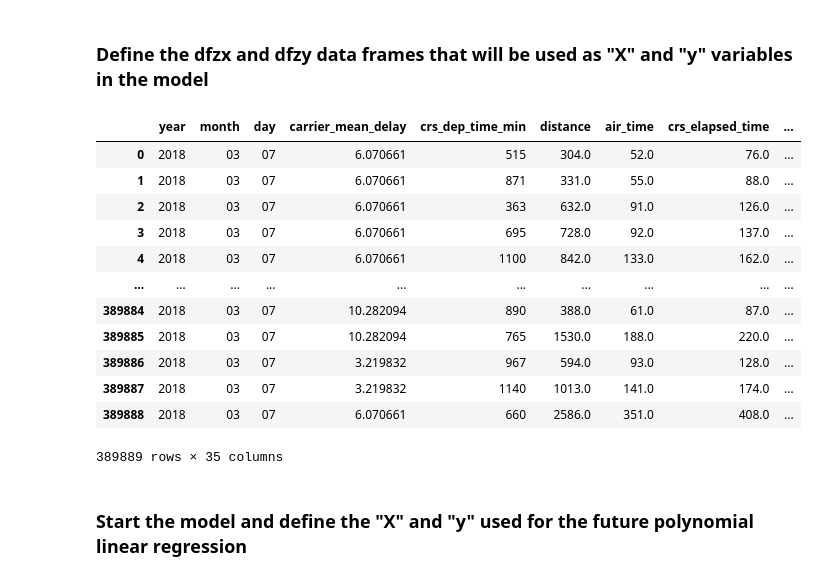
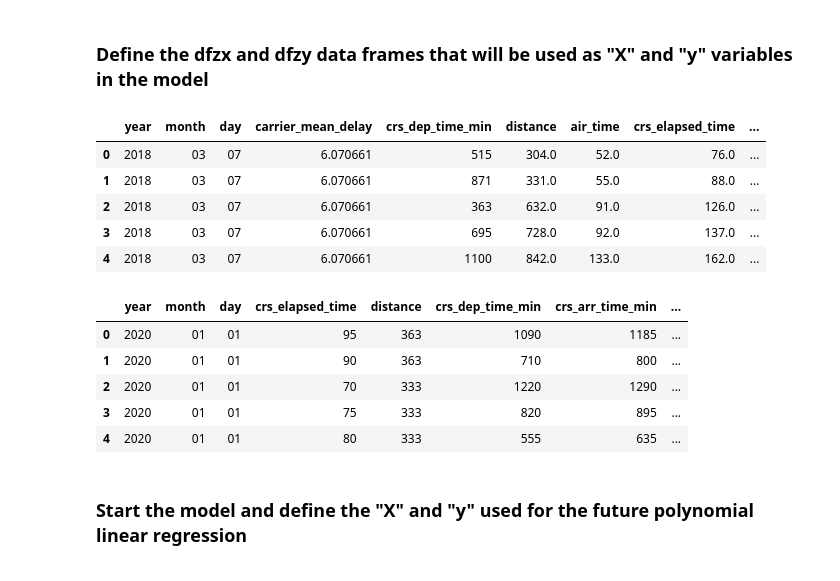
Before and after one commit to ZacharyArgentin/LHL_Midterm_Project_Predicting_Flight_Delays, a Jupyter notebook: submission_file.ipynb, the cells around one changed output. Cells and saved outputs as stored; diff of their text form; code cells hidden in the pictures.

```diff
--- a/submission_file.ipynb
+++ b/submission_file.ipynb
@@ -670,21 +835,23 @@ dfzx = dfz.drop(['actual_elapsed_time',
                  'dep_time_min',
                 ],axis=1)
 # %%
-dfzx
+dfzx.head()
 # %% [output]
 |  | year | month | day | carrier_mean_delay | crs_dep_time_min | distance | air_time | crs_elapsed_time | ... |
 | 0 | 2018 | 03 | 07 | 6.070661 | 515 | 304.0 | 52.0 | 76.0 | ... |
 | 1 | 2018 | 03 | 07 | 6.070661 | 871 | 331.0 | 55.0 | 88.0 | ... |
 | 2 | 2018 | 03 | 07 | 6.070661 | 363 | 632.0 | 91.0 | 126.0 | ... |
 | 3 | 2018 | 03 | 07 | 6.070661 | 695 | 728.0 | 92.0 | 137.0 | ... |
 | 4 | 2018 | 03 | 07 | 6.070661 | 1100 | 842.0 | 133.0 | 162.0 | ... |
-| ... | ... | ... | ... | ... | ... | ... | ... | ... | ... |
-| 389884 | 2018 | 03 | 07 | 10.282094 | 890 | 388.0 | 61.0 | 87.0 | ... |
-| 389885 | 2018 | 03 | 07 | 10.282094 | 765 | 1530.0 | 188.0 | 220.0 | ... |
-| 389886 | 2018 | 03 | 07 | 3.219832 | 967 | 594.0 | 93.0 | 128.0 | ... |
-| 389887 | 2018 | 03 | 07 | 3.219832 | 1140 | 1013.0 | 141.0 | 174.0 | ... |
-| 389888 | 2018 | 03 | 07 | 6.070661 | 660 | 2586.0 | 351.0 | 408.0 | ... |
-389889 rows × 35 columns
+# %%
+dfzTest.head()
+# %% [output]
+|  | year | month | day | crs_elapsed_time | distance | crs_dep_time_min | crs_arr_time_min | ... |
+| 0 | 2020 | 01 | 01 | 95 | 363 | 1090 | 1185 | ... |
+| 1 | 2020 | 01 | 01 | 90 | 363 | 710 | 800 | ... |
+| 2 | 2020 | 01 | 01 | 70 | 333 | 1220 | 1290 | ... |
+| 3 | 2020 | 01 | 01 | 75 | 333 | 820 | 895 | ... |
+| 4 | 2020 | 01 | 01 | 80 | 333 | 555 | 635 | ... |
 # %% [markdown]
 ### Start the model and define the "X" and "y" used for the future polynomial linear regression
 # %%
```
Also changed, not shown: parts of 48 cells of this notebook, 1 other file.
